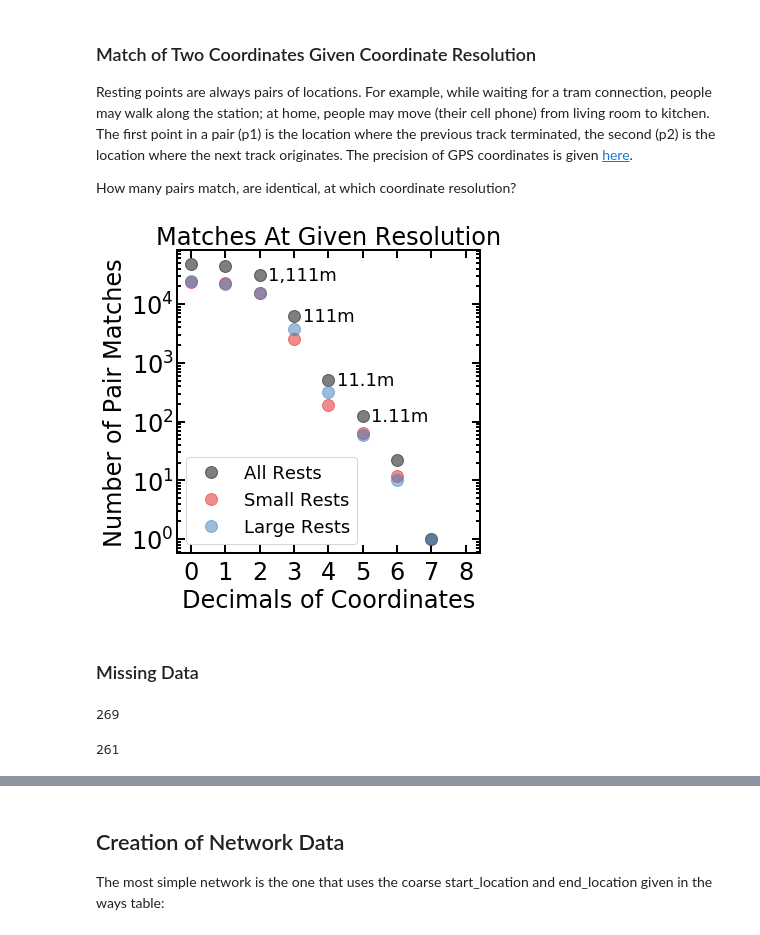
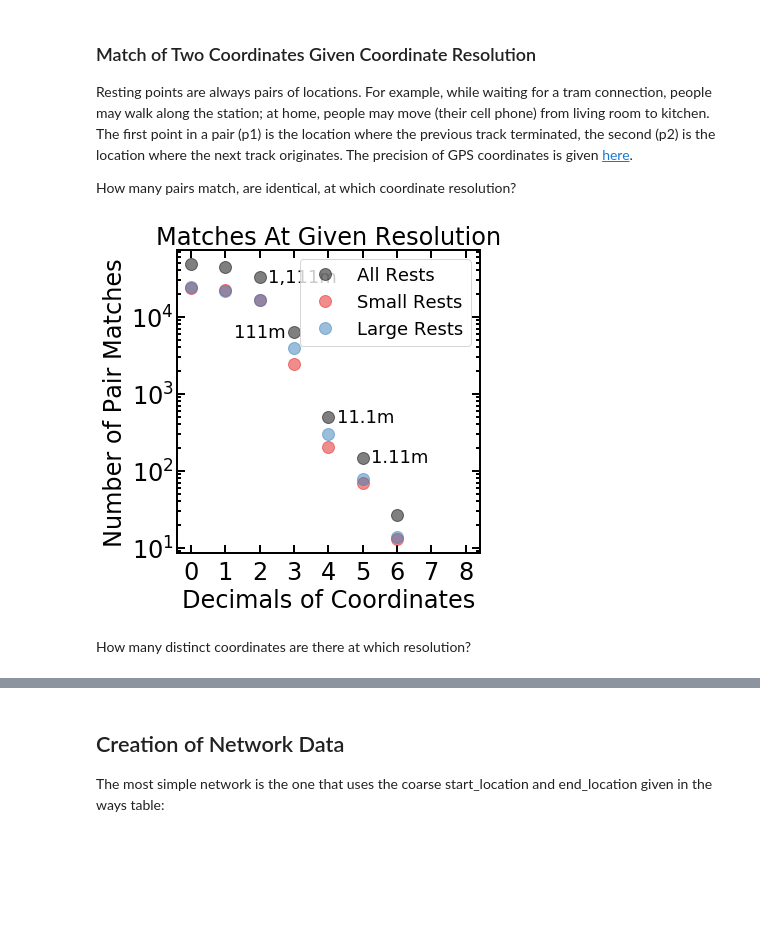
Before and after one commit to count0/flow, a Jupyter notebook: code/data_description.ipynb, the cells around one changed output, grey strips where cells are left out. Cells and saved outputs as stored; diff of their text form; code cells hidden in the pictures; blank space fills up the shorter version.

```diff
--- a/code/data_description.ipynb
+++ b/code/data_description.ipynb
@@ -292,3 +324,5 @@ points.head()
+# %%
+points.dropna(subset=['p2_x', 'p2_y'], inplace=True)
 # %% [markdown]
 ### Communities
 # %%
@@ -308,60 +342,52 @@ Resting points are always pairs of locations. For example, while waiting for a t
 
 How many pairs match, are identical, at which coordinate resolution?
 # %%
-points['p1_x'] = points['p1_x'].astype('str')
-points['p1_y'] = points['p1_y'].astype('str')
-points['p2_x'] = points['p2_x'].astype('str')
-points['p2_y'] = points['p2_y'].astype('str')
+#points['p1_x'] = points['p1_x'].astype('str')
+#points['p1_y'] = points['p1_y'].astype('str')
+#points['p2_x'] = points['p2_x'].astype('str')
+#points['p2_y'] = points['p2_y'].astype('str')
 # %%
 points_small = points[points['type'] == 'small']
 points_large = points[points['type'] == 'large']
 # %%
 matches = []
 for i in range(0, 9):
-    matches.append(sum((points['p1_x'].str[:i+3] == points['p2_x'].str[:i+3]) & (points['p1_y'].str[:i+3] == points['p2_y'].str[:i+3])))
+    matches.append(sum((round(points['p1_x'], i) == round(points['p2_x'], i)) & (round(points['p1_y'], i) == round(points['p2_y'], i))))
 matches_small = []
 for i in range(0, 9):
-    matches_small.append(sum((points_small['p1_x'].str[:i+3] == points_small['p2_x'].str[:i+3]) & (points_small['p1_y'].str[:i+3] == points_small['p2_y'].str[:i+3])))
+    matches_small.append(sum((round(points_small['p1_x'], i) == round(points_small['p2_x'], i)) & (round(points_small['p1_y'], i) == round(points_small['p2_y'], i))))
 matches_large = []
 for i in range(0, 9):
-    matches_large.append(sum((points_large['p1_x'].str[:i+3] == points_large['p2_x'].str[:i+3]) & (points_large['p1_y'].str[:i+3] == points_large['p2_y'].str[:i+3])))
+    matches_large.append(sum((round(points_large['p1_x'], i) == round(points_large['p2_x'], i)) & (round(points_large['p1_y'], i) == round(points_large['p2_y'], i))))
 # %%
 fig = plt.figure(figsize=(7, 6))
 ax = fig.add_subplot(111)
 ax.plot(range(0, 9), matches, marker='o', markersize=12, color=color_full[0], ls='', alpha=0.5, label='All Rests')
 ax.plot(range(0, 9), matches_small, marker='o', markersize=12, color=color_full[1], ls='', alpha=0.5, label='Small Rests')
 ax.plot(range(0, 9), matches_large, marker='o', markersize=12, color=color_full[2], ls='', alpha=0.5, label='Large Rests')
 ax.annotate('1.11m', xy=(5+0.25, matches[5]), va='center', fontsize=18)
 ax.annotate('11.1m', xy=(4+0.25, matches[4]), va='center', fontsize=18)
-ax.annotate('111m', xy=(3+0.25, matches[3]), va='center', fontsize=18)
+ax.annotate('111m', xy=(1+0.25, matches[3]), va='center', fontsize=18)
 ax.annotate('1,111m', xy=(2+0.25, matches[2]), va='center', fontsize=18)
 ax.xaxis.set_ticks_position('both')
 ax.yaxis.set_ticks_position('both')
 ax.set_yscale('log')
 ax.set_title('Matches At Given Resolution', fontsize=24)
 ax.set_xlabel('Decimals of Coordinates', fontsize=24)
 ax.set_ylabel('Number of Pair Matches', fontsize=24)
 ax.xaxis.set_major_locator(MaxNLocator(integer=True))
 #ax.set_yticklabels(['{:,.2%}'.format(x) for x in ax.get_yticks()])
 ax.tick_params(axis="x", which='major', direction="in", width=2, size=4*2, labelsize=24, pad=7)
 ax.tick_params(axis="y", which='major', direction="in", width=2, size=4*2, labelsize=24)
 ax.tick_params(axis="y", which='minor', direction="in", width=2, size=2*2, labelsize=24)
 ax.spines['left'].set_linewidth(2)
 ax.spines['right'].set_linewidth(2)
 ax.spines['bottom'].set_linewidth(2)
 ax.spines['top'].set_linewidth(2)
 ax.legend(fontsize=18)
 plt.subplots_adjust(left=0.35, right=0.95, bottom=0.15, top=0.85)
 #plt.savefig('MatchesAtGivenResolution.pdf')
 # %% [output]
-[figure, old version]
+[figure, new version]
-# %% [markdown]
-### Missing Data
-# %%
-sum(ways['prev_rp'] == 'None')
-# %% [output]
-269
-# %%
-sum(ways['next_rp'] == 'None')
-# %% [output]
-261
+# %% [markdown]
+How many distinct coordinates are there at which resolution?
```
Also changed, not shown: parts of 84 cells of this notebook.
